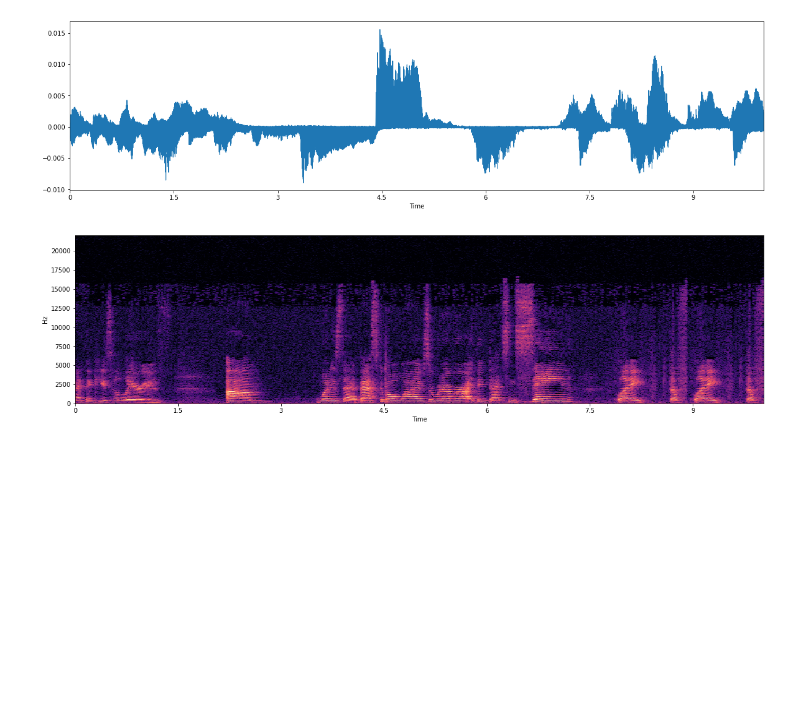
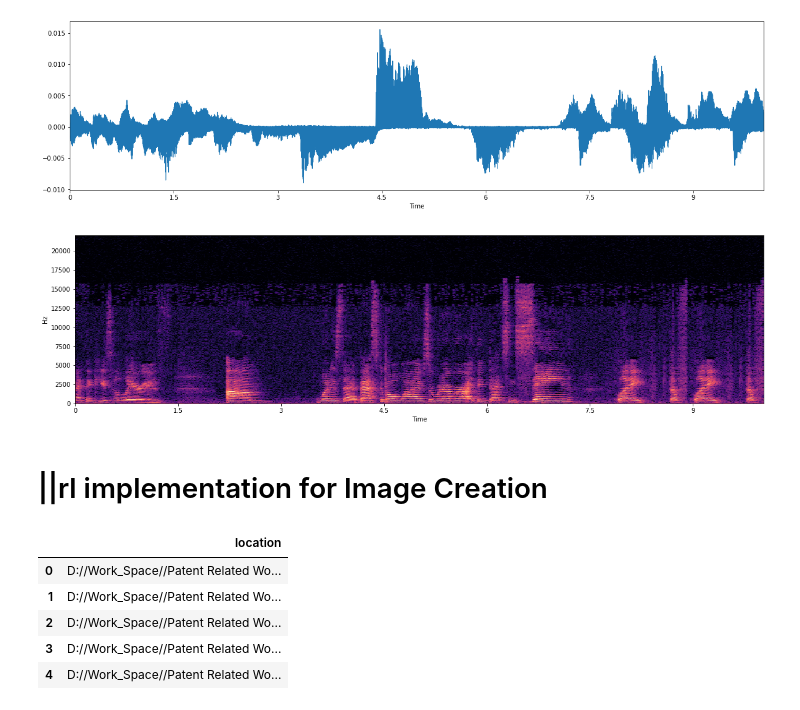
Before and after one commit to 471644/DeepFake, a Jupyter notebook: Extract_Image_From_Audio_V1_22Jun2021.ipynb, the cells around one changed output. Drawn from its saved outputs; the diff is of its cells as text; code cells hidden in the pictures; blank space fills up the shorter version.

```diff
--- a/Extract_Image_From_Audio_V1_22Jun2021.ipynb
+++ b/Extract_Image_From_Audio_V1_22Jun2021.ipynb
@@ -275,3 +277,20 @@ librosa.display.specshow(librosa.amplitude_to_db(
 <matplotlib.collections.QuadMesh at 0x...>
 [figure]
 [figure]
+# %% [markdown]
+# ||rl implementation for Image Creation
+# %%
+data = pd.DataFrame({
+    'location':
+    glob.glob(
+        "D://Work_Space//Patent Related Work//DeepFake//Data//train_sample_videos//*.mp4"
+    )
+})
+data.head()
+# %% [output]
+|  | location |
+| 0 | D://Work_Space//Patent Related Wo... |
+| 1 | D://Work_Space//Patent Related Wo... |
+| 2 | D://Work_Space//Patent Related Wo... |
+| 3 | D://Work_Space//Patent Related Wo... |
+| 4 | D://Work_Space//Patent Related Wo... |
```
Also changed, not shown: parts of 7 cells of this notebook.
